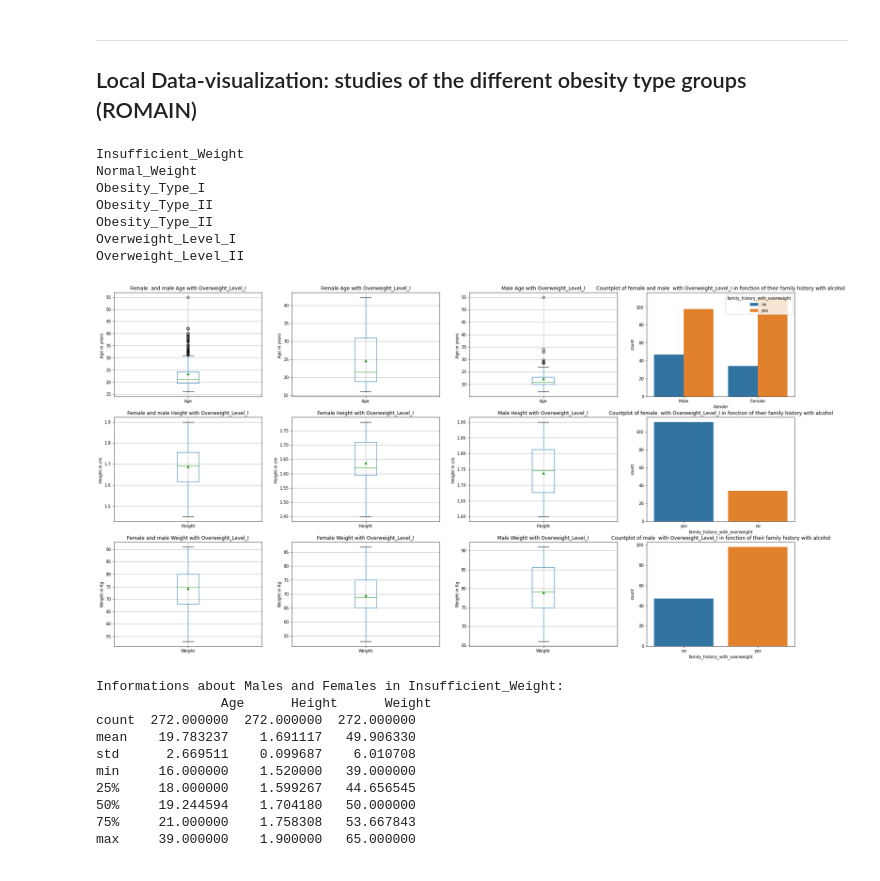
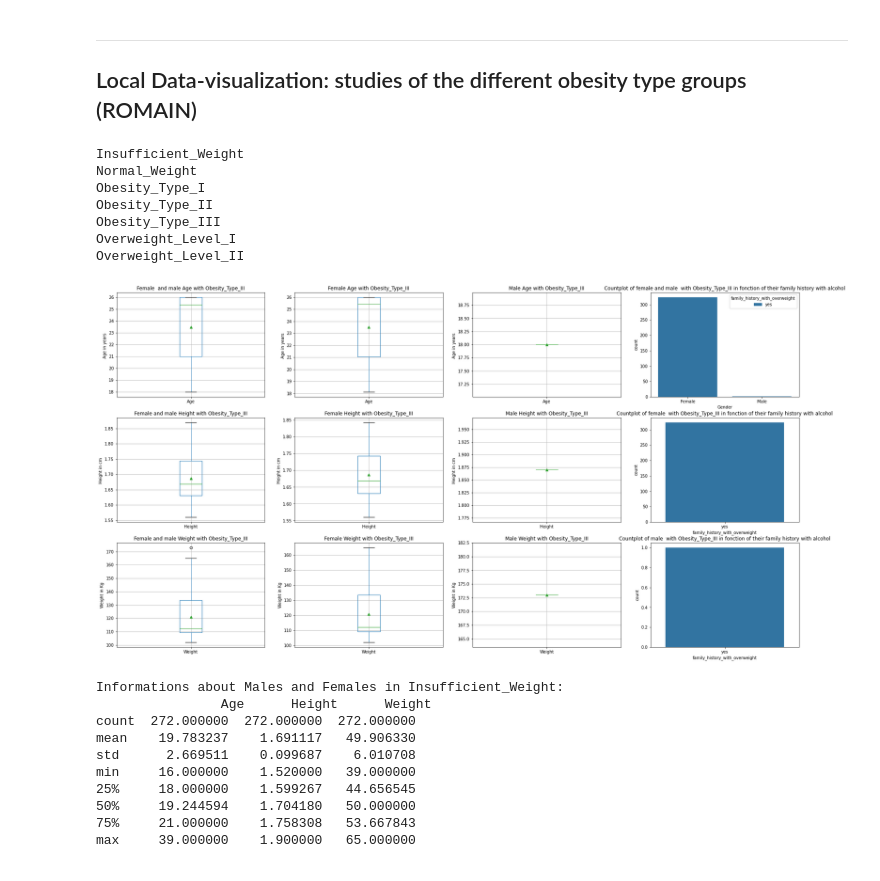
Before and after one commit to Leodespt/Projet_Python, a Jupyter notebook: NoteBook Jupyter.ipynb, the cells around one changed output. Drawn from its saved outputs; the diff is of its cells as text; code cells hidden in the pictures.

```diff
--- a/NoteBook Jupyter.ipynb
+++ b/NoteBook Jupyter.ipynb
@@ -351,13 +351,13 @@ ________________________________________________________________________________
 
 ## Local Data-visualization: studies  of the different obesity type groups (ROMAIN)
 # %%
-print("Insufficient_Weight \nNormal_Weight \nObesity_Type_I \nObesity_Type_II \nObesity_Type_II \nOverweight_Level_I\nOverweight_Level_II")
+print("Insufficient_Weight \nNormal_Weight \nObesity_Type_I \nObesity_Type_II \nObesity_Type_III \nOverweight_Level_I\nOverweight_Level_II")
 # %% [output]
 Insufficient_Weight
 Normal_Weight
 Obesity_Type_I
 Obesity_Type_II
-Obesity_Type_II
+Obesity_Type_III
 Overweight_Level_I
 Overweight_Level_II
 # %%
@@ -429,17 +429,17 @@ def visualization_ID_Variable_Table(obesity_variable,df):
 # %%
 #OBSERVE ONE OF THSES CATEGORIES
 
 #  Insufficient_Weight
 # Normal_Weight
 # Obesity_Type_I
 # Obesity_Type_II
-# Obesity_Type_II
+# Obesity_Type_III
 # Overweight_Level_I
 # Overweight_Level_II
 
-visualization_ID_Variable("Overweight_Level_I",df)
+visualization_ID_Variable("Obesity_Type_III",df)
 # %% [output]
-[figure, old version]
+[figure, new version]
 # %%
 #OBSERVE ONE OF THSES CATEGORIES
 
```
Also changed, not shown: parts of 29 cells of this notebook, 3 other files.
